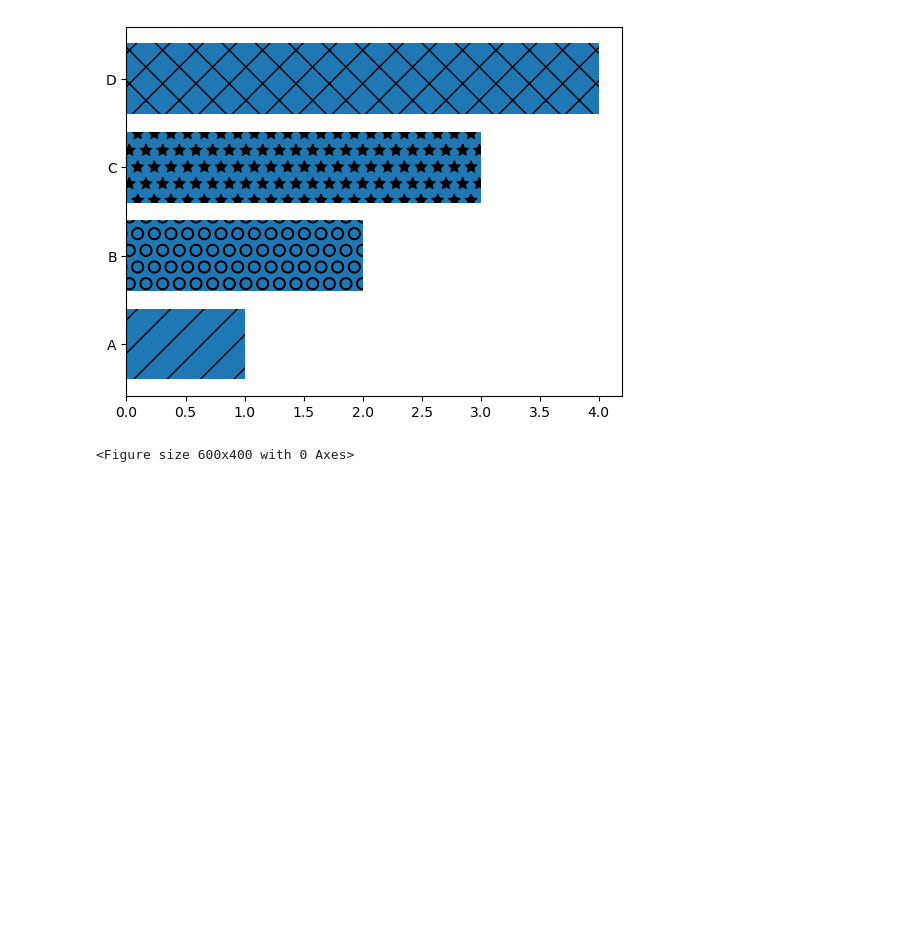
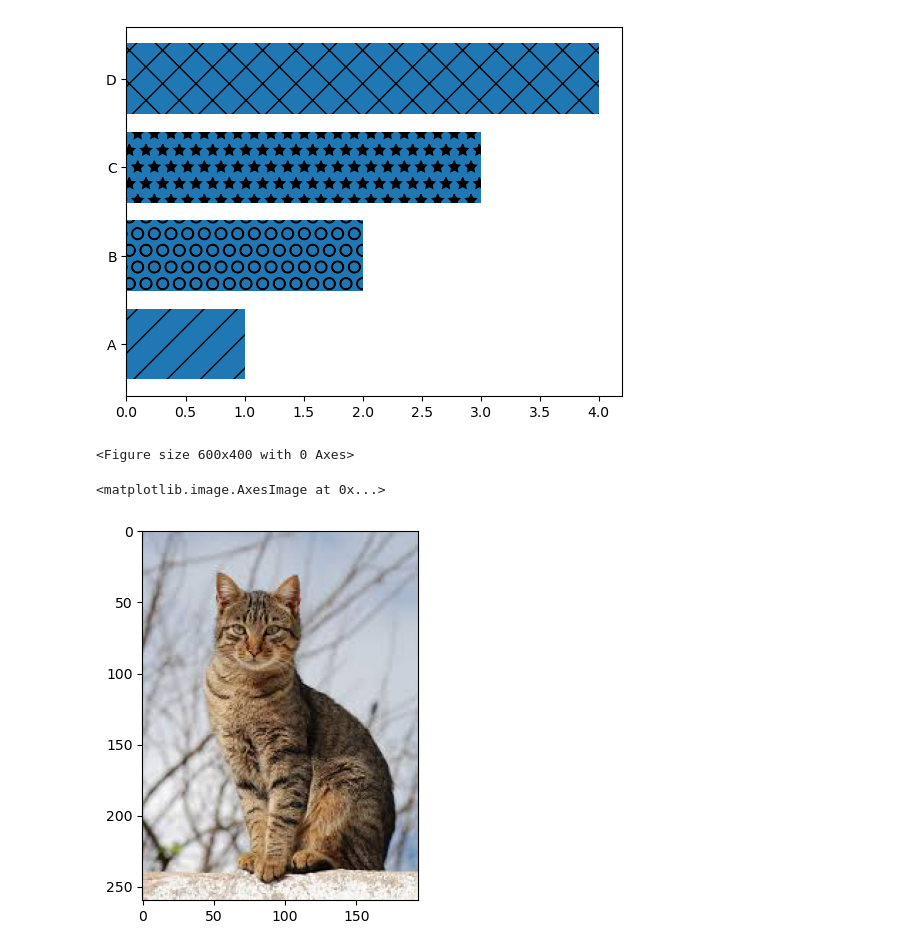
Before and after one commit to codeefy/Python-For-Data-Science, a Jupyter notebook: Matplotlib.ipynb, the cells around one changed output. Cells and saved outputs as stored; diff of their text form; code cells hidden in the pictures; blank space fills up the shorter version.

Commit message:
reading image through matplotlib

```diff
--- a/Matplotlib.ipynb
+++ b/Matplotlib.ipynb
@@ -153,3 +155,9 @@ plt. show()
 # %% [output]
 [figure]
 <Figure size 600x400 with 0 Axes>
+# %%
+image = img.imread("cat.jpg")  #reading the image
+plt.imshow(image)                 #plotting the image
+# %% [output]
+<matplotlib.image.AxesImage at 0x...>
+[figure, added]
```
Also changed, not shown: parts of 1 cell of this notebook, 1 other file.
